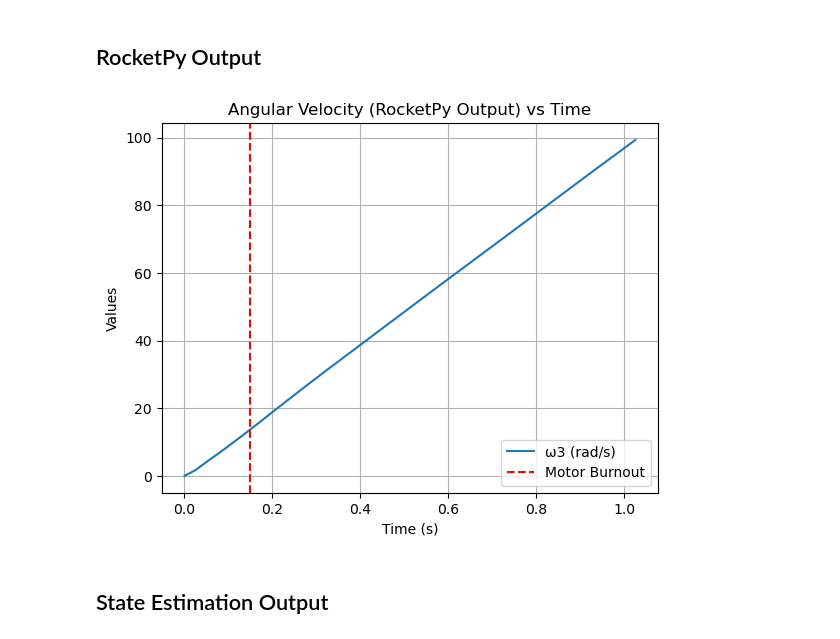
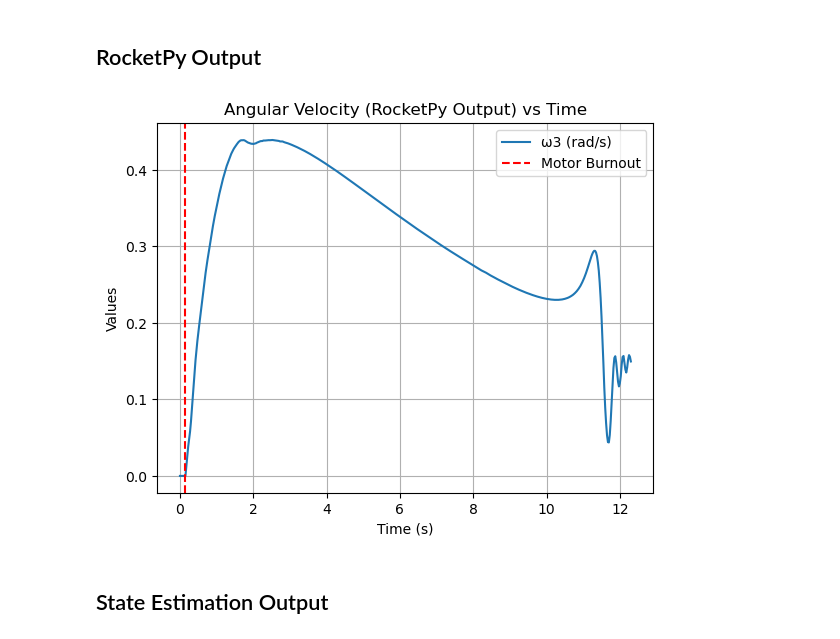
Before and after one commit to rileyjw3/FV-Controls, a Jupyter notebook: rockets/Maurice 2/simulations/silsim_analysis.ipynb, the cells around one changed output. Drawn from its saved outputs; the diff is of its cells as text; code cells hidden in the pictures.

```diff
--- a/rockets/Maurice 2/simulations/silsim_analysis.ipynb
+++ b/rockets/Maurice 2/simulations/silsim_analysis.ipynb
@@ -37,35 +37,35 @@ while (current_dir[-3:] != 'LRI'): # Checks last three letters to ensure you are
 
 data = pd.read_csv("LRI/FV-Controls/rockets/Maurice 2/data/sim_output/silsim/silsim_full_output.csv")
 
 t_rpy = data['time'].to_numpy()
 x_rpy = data['state_0'].to_numpy()
 y_rpy = data['state_1'].to_numpy()
 z_rpy = data['state_2'].to_numpy()
 v1_rpy = data['state_3'].to_numpy()
 v2_rpy = data['state_4'].to_numpy()
 v3_rpy = data['state_5'].to_numpy()
 e0_rpy = data['state_6'].to_numpy()
 e1_rpy = data['state_7'].to_numpy()
 e2_rpy = data['state_8'].to_numpy()
 e3_rpy = data['state_9'].to_numpy()
 w1_rpy = data['state_10'].to_numpy()
 w2_rpy = data['state_11'].to_numpy()
 w3_rpy = data['state_12'].to_numpy()
 
 # Plot w3 and a3 on the same graph
 plt.figure()
-plt.plot(t_rpy, v3_rpy, label='ω3 (rad/s)')
+plt.plot(t_rpy, w3_rpy, label='ω3 (rad/s)')
 # plt.plot(t_rpy, a3_rpy, label='Angular Acceleration α3 (rad/s²)')
 plt.xlabel('Time (s)')
 plt.ylabel('Values')
 plt.title('Angular Velocity (RocketPy Output) vs Time')
 # plt.ylim(-0.1, 0.1)
 plt.axvline(x=0.15, color='r', linestyle='--', label='Motor Burnout')
 plt.legend()
 plt.grid()
 plt.show()
 # %% [output]
-[figure, old version]
+[figure, new version]
 # %% [markdown]
 ## State Estimation Output
 # %%
```
Also changed, not shown: parts of 5 cells of this notebook, 5 other files.
